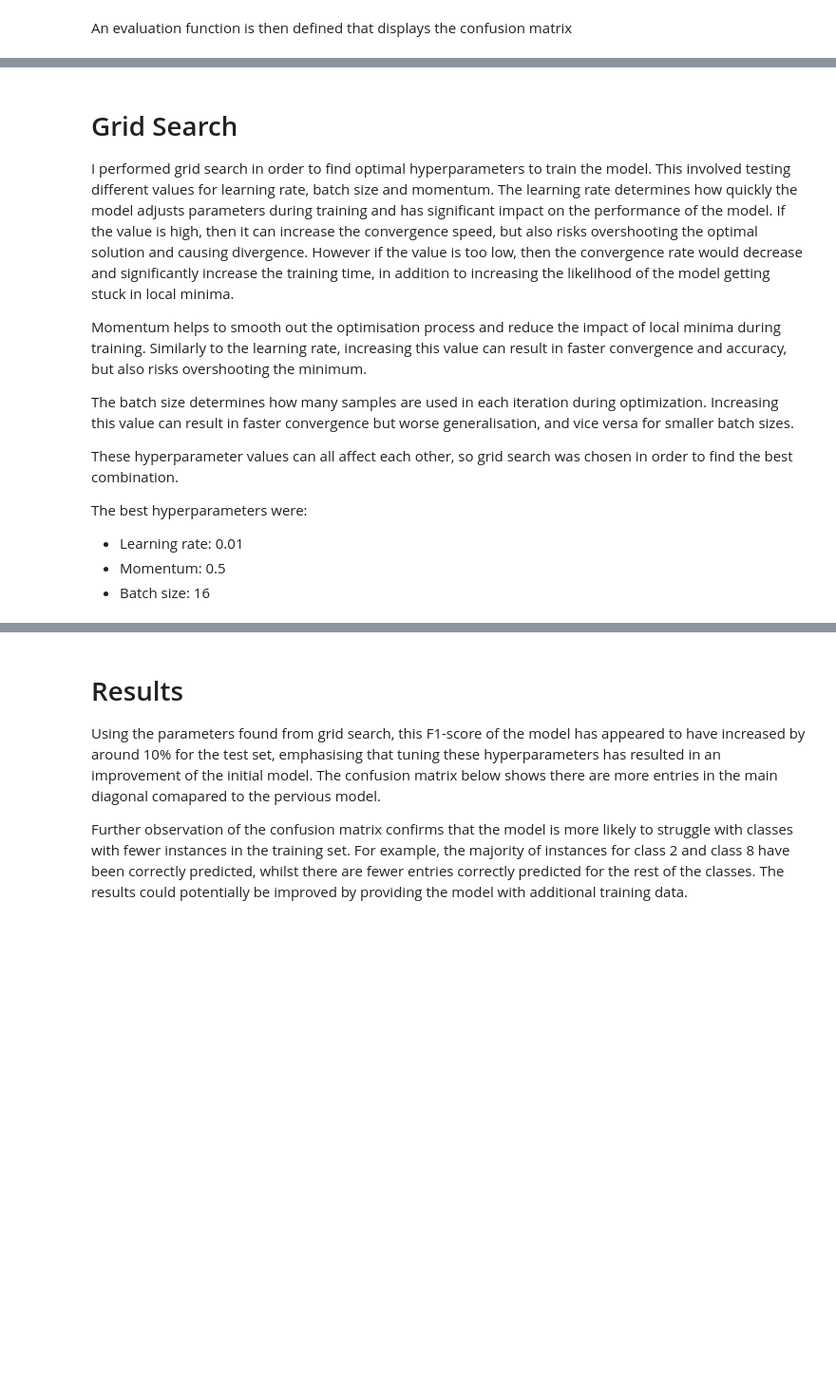
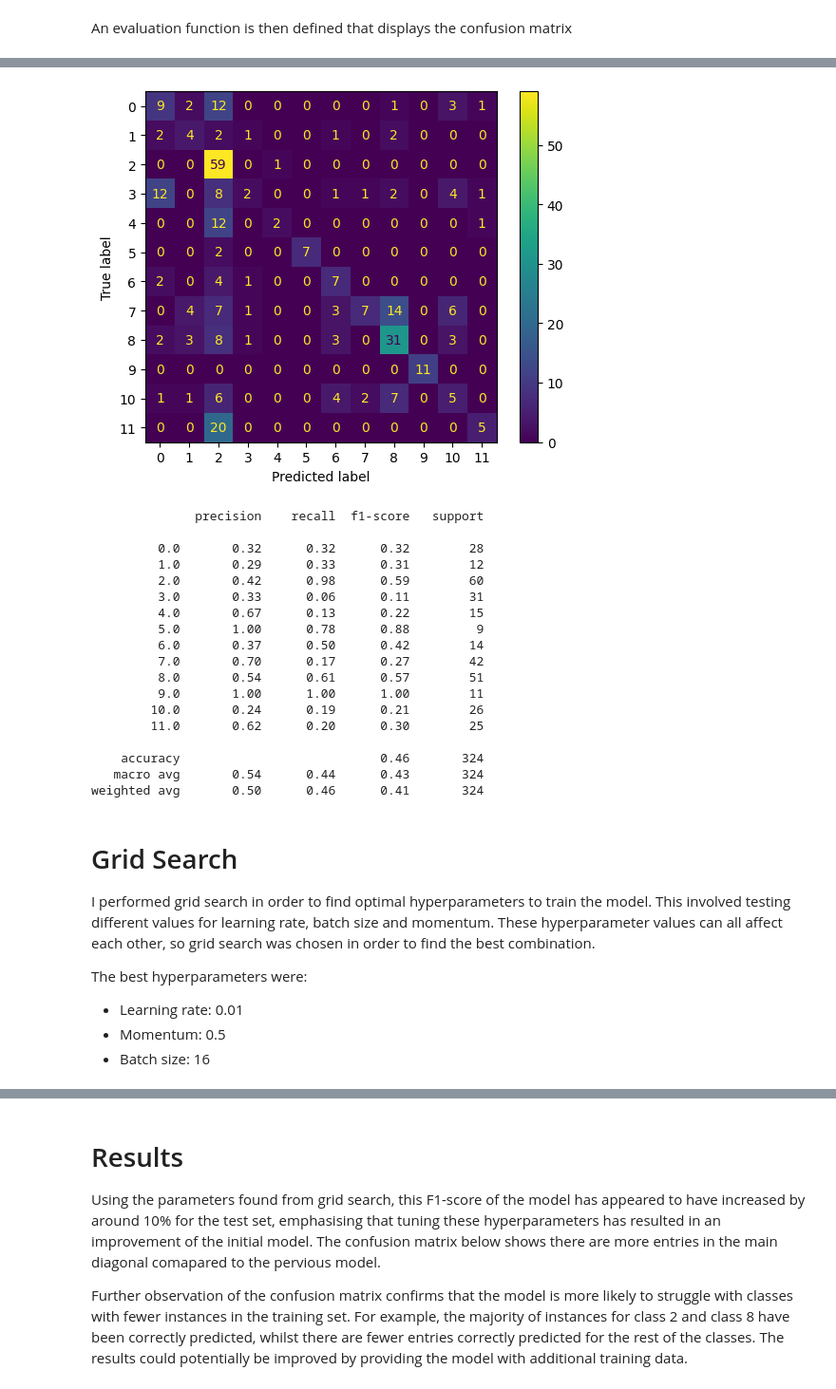
Before and after one commit to ChloeMorgana/DL-Coursework, a Jupyter notebook: 2439047s_DL_Coursework.ipynb, the cells around one changed output, grey strips where cells are left out. Shown at 95% size. Drawn from its saved outputs; the diff is of its cells as text; code cells hidden in the pictures; blank space fills up the shorter version.

```diff
--- a/2439047s_DL_Coursework.ipynb
+++ b/2439047s_DL_Coursework.ipynb
@@ -50,7 +48,10 @@ plankton.pt         100%[===================>] 185.06M  19.7MB/s    in 9.9s
 There are 12 classes of plankton that need to be classified. It can be observed that there are significantly more examples of particular species of plankton compared to others within the dataset. For example, class 2.0 has 257 examples and class 1.0 only has 65 examples. This class imbalance has the potential to reduce classification performance, since the network learns less from classes with smaller instances, and is therefore less likely to correctly predict instances within the test set. It is likely that data augmentation will have to be performed later on to reduce this issue.
 # %%
 data = torch.load('plankton.pt')
-#print(data['images'])
+basic = torch.load('Basic.pt')
+grid = torch.load('Grid.pt')
+aug = torch.load('Aug.pt')
+comp = torch.load('Complex.pt')
 
 #get the number of different classes
 classes = data['labels'].unique()
@@ -289,12 +274,31 @@ weighted avg       0.54      0.45      0.40       324
+# %%
+net = Net()
+net.load_state_dict(dict(basic))
+evaluate(network = net)
+# %% [output]
+[figure, added]
+              precision    recall  f1-score   support
+
+         0.0       0.32      0.32      0.32        28
+         1.0       0.29      0.33      0.31        12
+         2.0       0.42      0.98      0.59        60
+         3.0       0.33      0.06      0.11        31
+         4.0       0.67      0.13      0.22        15
+         5.0       1.00      0.78      0.88         9
+         6.0       0.37      0.50      0.42        14
+         7.0       0.70      0.17      0.27        42
+         8.0       0.54      0.61      0.57        51
+         9.0       1.00      1.00      1.00        11
+        10.0       0.24      0.19      0.21        26
+        11.0       0.62      0.20      0.30        25
+
+    accuracy                           0.46       324
+   macro avg       0.54      0.44      0.43       324
+weighted avg       0.50      0.46      0.41       324
 # %% [markdown]
 # Grid Search
 
-I performed grid search in order to find optimal hyperparameters to train the model. This involved testing different values for learning rate, batch size and momentum. The learning rate determines how quickly the model adjusts parameters during training and has significant impact on the performance of the model. If the value is high, then it can increase the convergence speed, but also risks overshooting the optimal solution and causing divergence. However if the value is too low, then the convergence rate would decrease and significantly increase the training time, in addition to increasing the likelihood of the model getting stuck in local minima.
-
-Momentum helps to smooth out the optimisation process and reduce the impact of local minima during training. Similarly to the learning rate, increasing this value can result in faster convergence and accuracy, but also risks overshooting the minimum.
-
-The batch size determines how many samples are used in each iteration during optimization. Increasing this value can result in faster convergence but worse generalisation, and vice versa for smaller batch sizes.
-
+I performed grid search in order to find optimal hyperparameters to train the model. This involved testing different values for learning rate, batch size and momentum.
 These hyperparameter values can all affect each other, so grid search was chosen in order to find the best combination.
 
 The best hyperparameters were:
```
Also changed, not shown: parts of 21 cells of this notebook, 1 other file.
